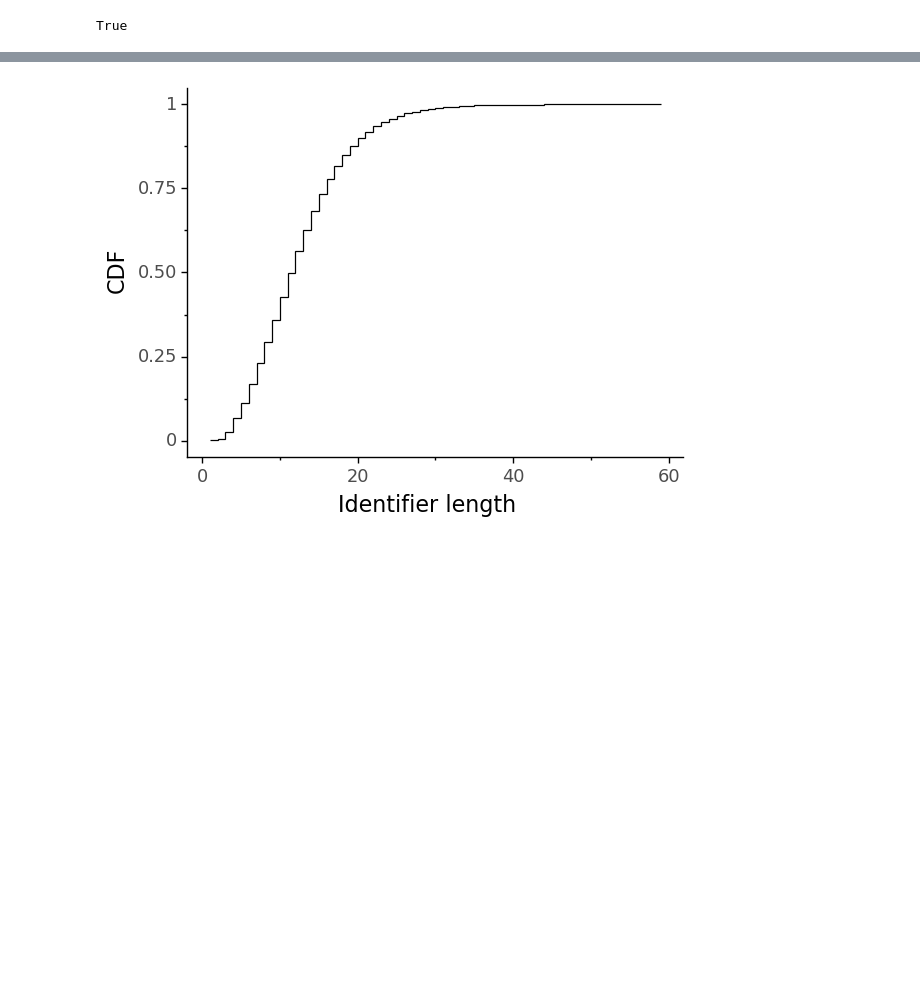
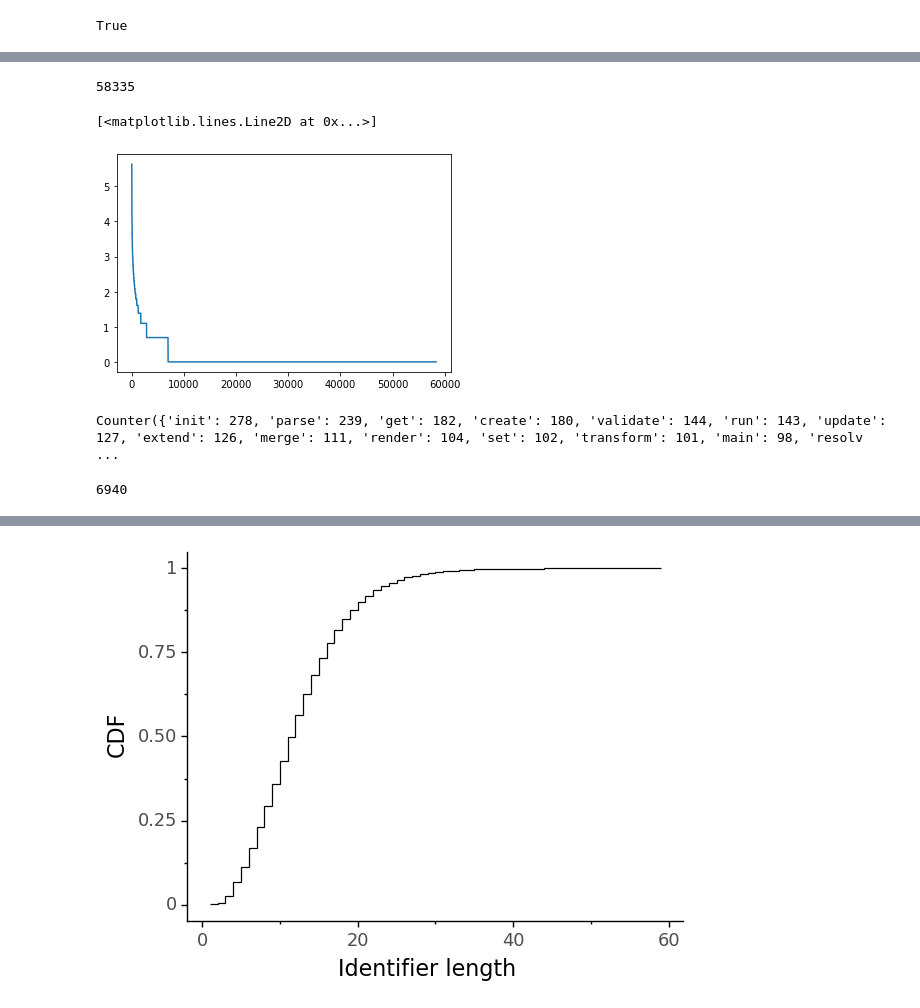
Before and after one commit to parasj/contracode, a Jupyter notebook: nb/dataset_length.ipynb, the cells around one changed output, grey strips where cells are left out. Drawn from its saved outputs; the diff is of its cells as text; code cells hidden in the pictures; blank space fills up the shorter version.

```diff
--- a/nb/dataset_length.ipynb
+++ b/nb/dataset_length.ipynb
@@ -16,7 +16,7 @@ True
 # %%
 %%time
 data = []
-with jsonlines.open('data/codesearchnet_javascript/javascript_train_supervised.jsonl') as f:
+with jsonlines.open('../data/codesearchnet_javascript/javascript_train_supervised.jsonl') as f:
     for obj in f:
         data.append(obj)
 
@@ -29,0 +30,23 @@ Wall time: 3.96 s
+# %%
+func_name_ids = {k: idx for idx, k in enumerate(set(df['func_name']))}
+df['func_name_idx'] = df['func_name'].apply(lambda x: func_name_ids[x])
+print(len(func_name_ids))
+# %% [output]
+58335
+# %%
+import matplotlib.pyplot as plt
+from collections import Counter
+x = Counter(df['func_name'])
+# %% [output]
+[<matplotlib.lines.Line2D at 0x...>]
+[figure, added]
+# %%
+print(x)
+# %% [output]
+Counter({'init': 278, 'parse': 239, 'get': 182, 'create': 180, 'validate': 144, 'run': 143, 'update': 127, 'extend': 126, 'merge': 111, 'render': 104, 'set': 102, 'transform': 101, 'main': 98, 'resolv ...
+# %%
+hot_tokens = list(idx for idx, value in x.items() if value > 1)
+plt.plot(list(reversed(sorted(x.values()))))
+len(hot_tokens)
+# %% [output]
+6940
```
Also changed, not shown: parts of 3 cells of this notebook, 5 other files.
